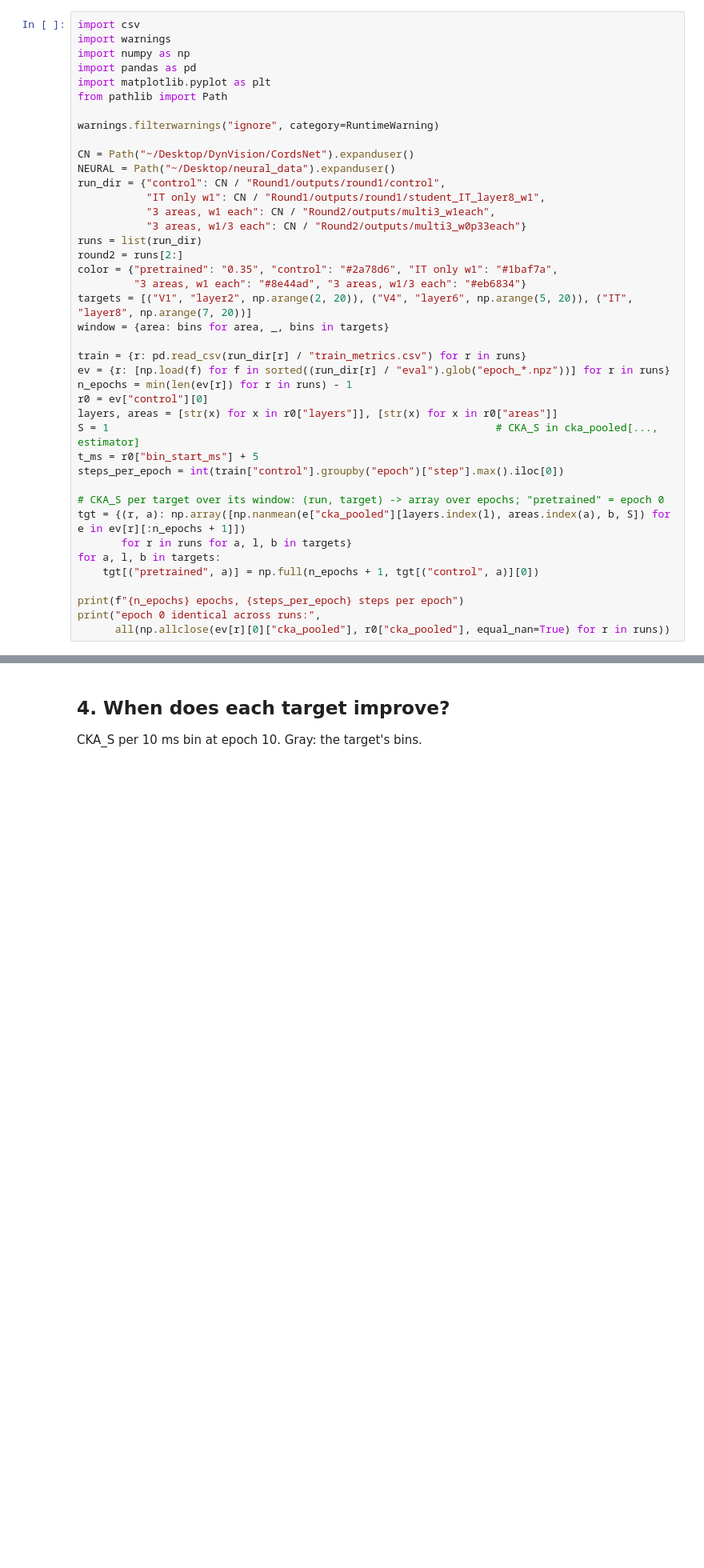
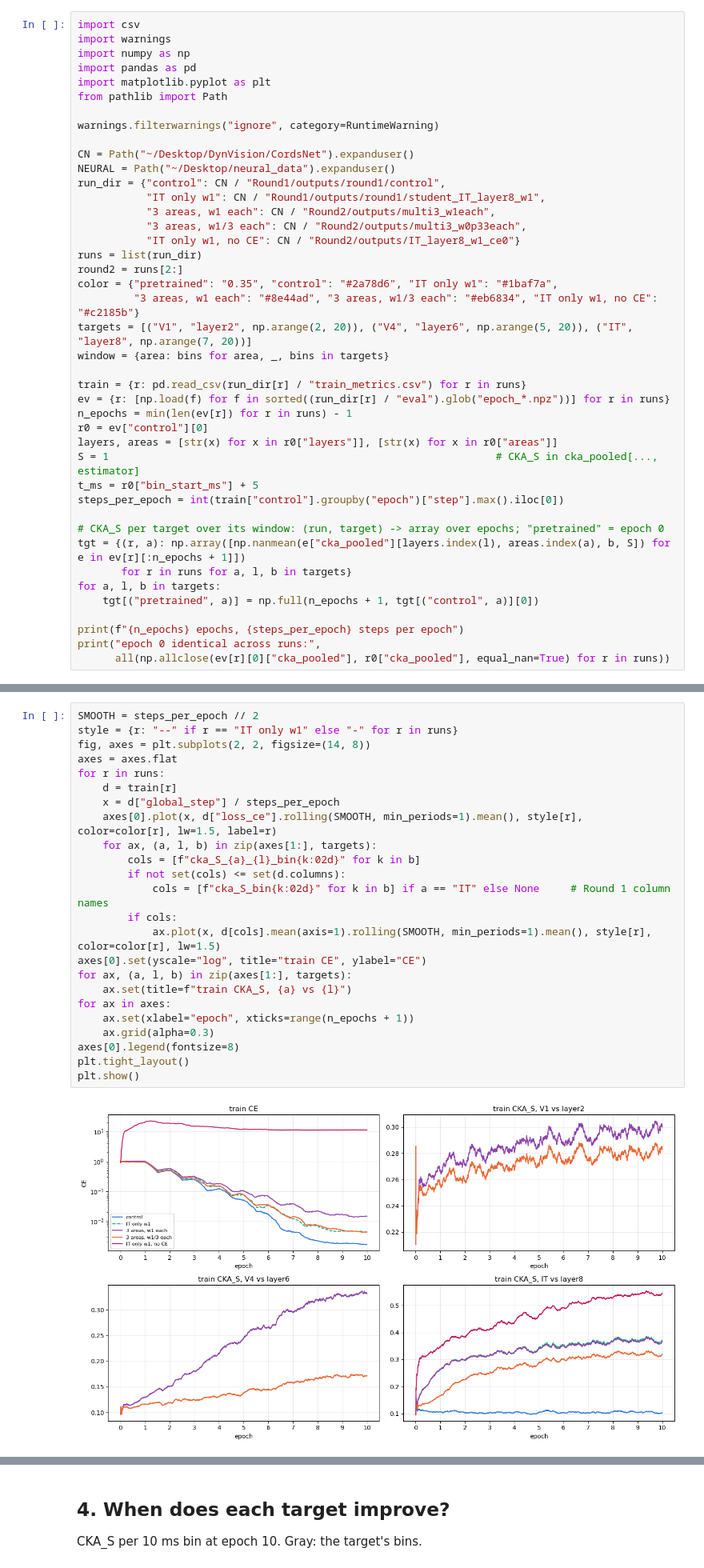
Before and after one commit to wendyz0110/dynvision-neural-regularization, a Jupyter notebook: CordsNet/Round2/analysis/plot_round2.ipynb, the cells around one changed output, grey strips where cells are left out. Shown at 80% size. Cells and saved outputs as stored; diff of their text form; blank space fills up the shorter version.

Commit message:
Analysis notebooks: Round 3 results (plot_round3 + HTML), updated Round 1-3 notebooks

```diff
--- a/CordsNet/Round2/analysis/plot_round2.ipynb
+++ b/CordsNet/Round2/analysis/plot_round2.ipynb
@@ -30,11 +31,12 @@ NEURAL = Path("~/Desktop/neural_data").expanduser()
 run_dir = {"control": CN / "Round1/outputs/round1/control",
            "IT only w1": CN / "Round1/outputs/round1/student_IT_layer8_w1",
            "3 areas, w1 each": CN / "Round2/outputs/multi3_w1each",
-           "3 areas, w1/3 each": CN / "Round2/outputs/multi3_w0p33each"}
+           "3 areas, w1/3 each": CN / "Round2/outputs/multi3_w0p33each",
+           "IT only w1, no CE": CN / "Round2/outputs/IT_layer8_w1_ce0"}
 runs = list(run_dir)
 round2 = runs[2:]
 color = {"pretrained": "0.35", "control": "#2a78d6", "IT only w1": "#1baf7a",
-         "3 areas, w1 each": "#8e44ad", "3 areas, w1/3 each": "#eb6834"}
+         "3 areas, w1 each": "#8e44ad", "3 areas, w1/3 each": "#eb6834", "IT only w1, no CE": "#c2185b"}
 targets = [("V1", "layer2", np.arange(2, 20)), ("V4", "layer6", np.arange(5, 20)), ("IT", "layer8", np.arange(7, 20))]
 window = {area: bins for area, _, bins in targets}
 
@@ -63,0 +69,26 @@ Round 1 runs logged only IT-layer8.
+# %%
+SMOOTH = steps_per_epoch // 2
+style = {r: "--" if r == "IT only w1" else "-" for r in runs}
+fig, axes = plt.subplots(2, 2, figsize=(14, 8))
+axes = axes.flat
+for r in runs:
+    d = train[r]
+    x = d["global_step"] / steps_per_epoch
+    axes[0].plot(x, d["loss_ce"].rolling(SMOOTH, min_periods=1).mean(), style[r], color=color[r], lw=1.5, label=r)
+    for ax, (a, l, b) in zip(axes[1:], targets):
+        cols = [f"cka_S_{a}_{l}_bin{k:02d}" for k in b]
+        if not set(cols) <= set(d.columns):
+            cols = [f"cka_S_bin{k:02d}" for k in b] if a == "IT" else None     # Round 1 column names
+        if cols:
+            ax.plot(x, d[cols].mean(axis=1).rolling(SMOOTH, min_periods=1).mean(), style[r], color=color[r], lw=1.5)
+axes[0].set(yscale="log", title="train CE", ylabel="CE")
+for ax, (a, l, b) in zip(axes[1:], targets):
+    ax.set(title=f"train CKA_S, {a} vs {l}")
+for ax in axes:
+    ax.set(xlabel="epoch", xticks=range(n_epochs + 1))
+    ax.grid(alpha=0.3)
+axes[0].legend(fontsize=8)
+plt.tight_layout()
+plt.show()
+# %% [output]
+[figure, added]
```
Also changed, not shown: parts of 13 cells of this notebook, 5 other files.
